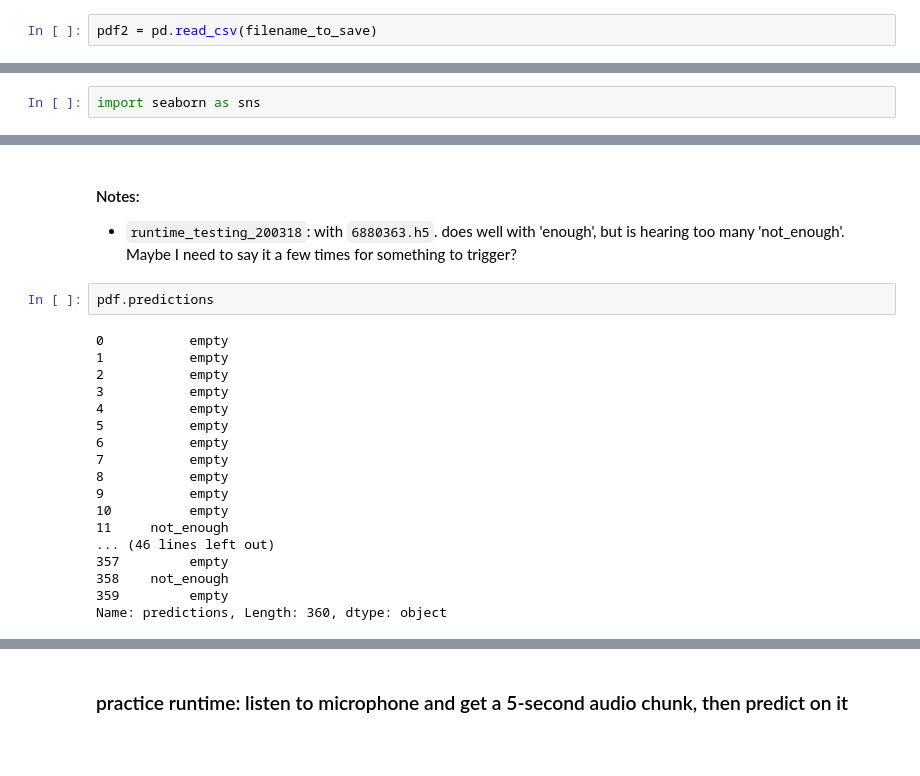
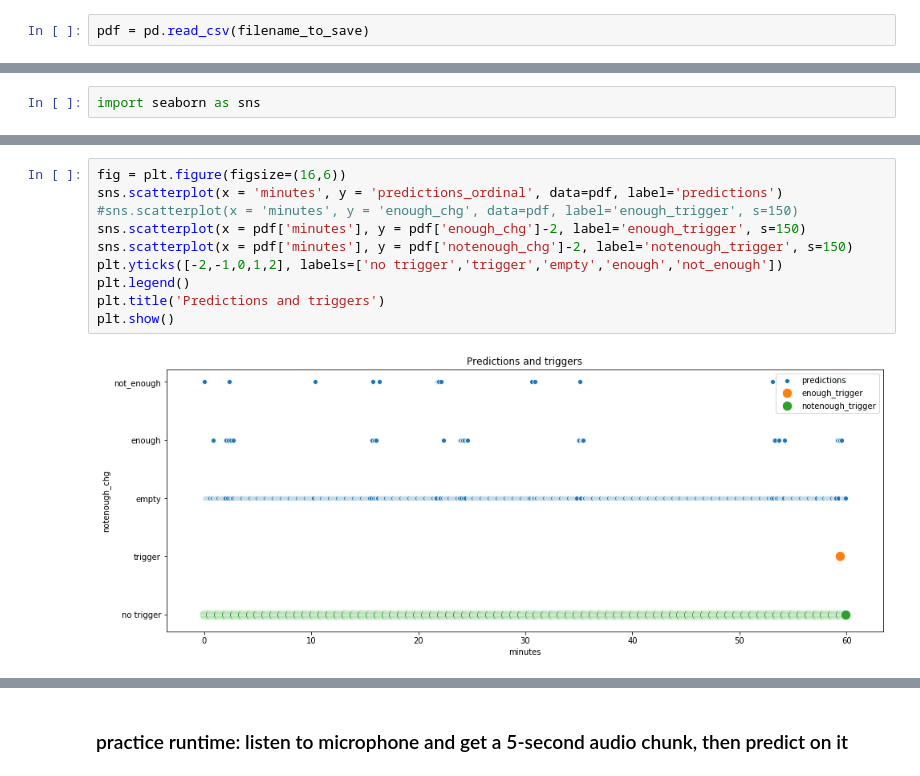
Before and after one commit to lukewolcott/med-bell, a Jupyter notebook: runtime.ipynb, the cells around one changed output, grey strips where cells are left out. Cells and saved outputs as stored; diff of their text form; blank space fills up the shorter version.

```diff
--- a/runtime.ipynb
+++ b/runtime.ipynb
@@ -154,3 +202,3 @@ pdf.shape
 # %%
-pdf2 = pd.read_csv(filename_to_save)
+pdf = pd.read_csv(filename_to_save)
 # %%
@@ -198,24 +252,12 @@ sns.scatterplot(x = 'minutes', y = 'predictions_ordinal', data=pdf)
-# %% [markdown]
-#### Notes:
-
-- `runtime_testing_200318`: with `6880363.h5`.  does well with 'enough', but is hearing too many 'not_enough'.  Maybe I need to say it a few times for something to trigger?
-# %%
-pdf.predictions
-# %% [output]
-0           empty
-1           empty
-2           empty
-3           empty
-4           empty
-5           empty
-6           empty
-7           empty
-8           empty
-9           empty
-10          empty
-11     not_enough
-... (46 lines left out)
-357         empty
-358    not_enough
-359         empty
-Name: predictions, Length: 360, dtype: object
+# %%
+fig = plt.figure(figsize=(16,6))
+sns.scatterplot(x = 'minutes', y = 'predictions_ordinal', data=pdf, label='predictions')
+#sns.scatterplot(x = 'minutes', y = 'enough_chg', data=pdf, label='enough_trigger', s=150)
+sns.scatterplot(x = pdf['minutes'], y = pdf['enough_chg']-2, label='enough_trigger', s=150)
+sns.scatterplot(x = pdf['minutes'], y = pdf['notenough_chg']-2, label='notenough_trigger', s=150)
+plt.yticks([-2,-1,0,1,2], labels=['no trigger','trigger','empty','enough','not_enough'])
+plt.legend()
+plt.title('Predictions and triggers')
+plt.show()
+# %% [output]
+[figure, added]
```
Also changed, not shown: parts of 29 cells of this notebook.
